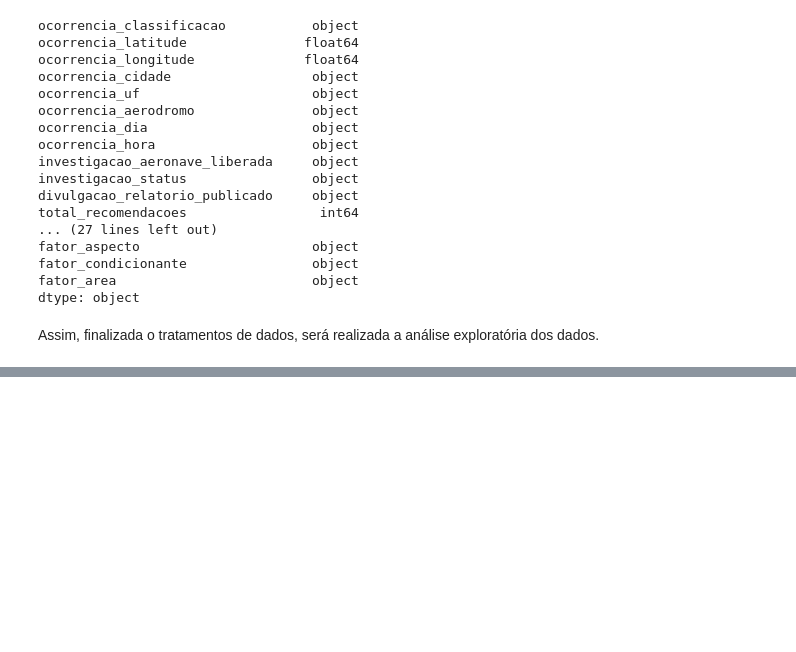
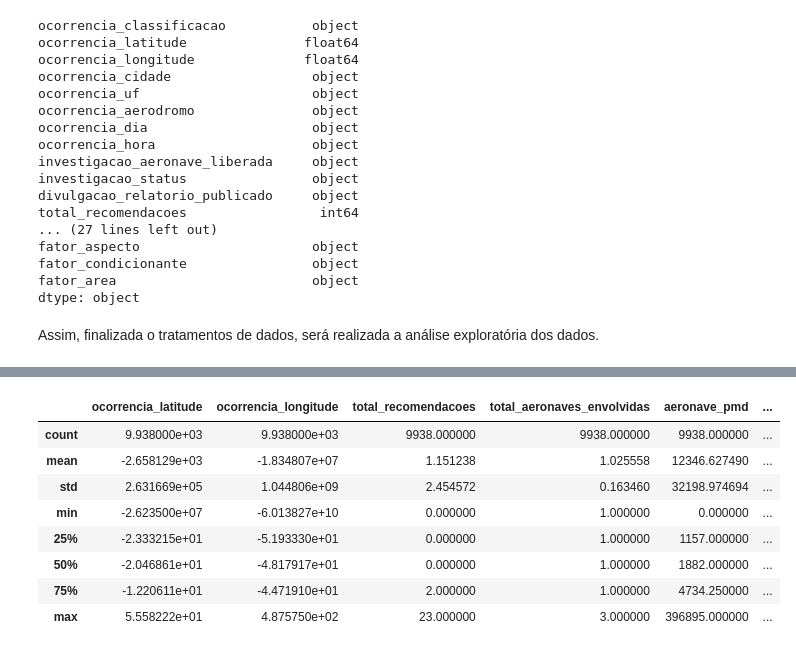
Before and after one commit to guilherme-beserra/TCC---PUC-Minas, a Jupyter notebook: Classificação_para_predição_de_vítima_fatal_em_acidente_aéreo.ipynb, the cells around one changed output, grey strips where cells are left out. Saved outputs shown, nothing was run; the diff lists cells and outputs as text; code cells hidden in the pictures; blank space fills up the shorter version.

```diff
--- a/Classificação_para_predição_de_vítima_fatal_em_acidente_aéreo.ipynb
+++ b/Classificação_para_predição_de_vítima_fatal_em_acidente_aéreo.ipynb
@@ -913,0 +925,13 @@ Assim, finalizada o tratamentos de dados, será realizada a análise exploratór
+# %%
+# mostrando informações estatísticas básicas das variáveis numéricas
+df_unificada_clean.describe()
+# %% [output]
+|  | ocorrencia_latitude | ocorrencia_longitude | total_recomendacoes | total_aeronaves_envolvidas | aeronave_pmd | ... |
+| count | 9.938000e+03 | 9.938000e+03 | 9938.000000 | 9938.000000 | 9938.000000 | ... |
+| mean | -2.658129e+03 | -1.834807e+07 | 1.151238 | 1.025558 | 12346.627490 | ... |
+| std | 2.631669e+05 | 1.044806e+09 | 2.454572 | 0.163460 | 32198.974694 | ... |
+| min | -2.623500e+07 | -6.013827e+10 | 0.000000 | 1.000000 | 0.000000 | ... |
+| 25% | -2.333215e+01 | -5.193330e+01 | 0.000000 | 1.000000 | 1157.000000 | ... |
+| 50% | -2.046861e+01 | -4.817917e+01 | 0.000000 | 1.000000 | 1882.000000 | ... |
+| 75% | -1.220611e+01 | -4.471910e+01 | 2.000000 | 1.000000 | 4734.250000 | ... |
+| max | 5.558222e+01 | 4.875750e+02 | 23.000000 | 3.000000 | 396895.000000 | ... |
```
Also changed, not shown: parts of 18 cells of this notebook.
